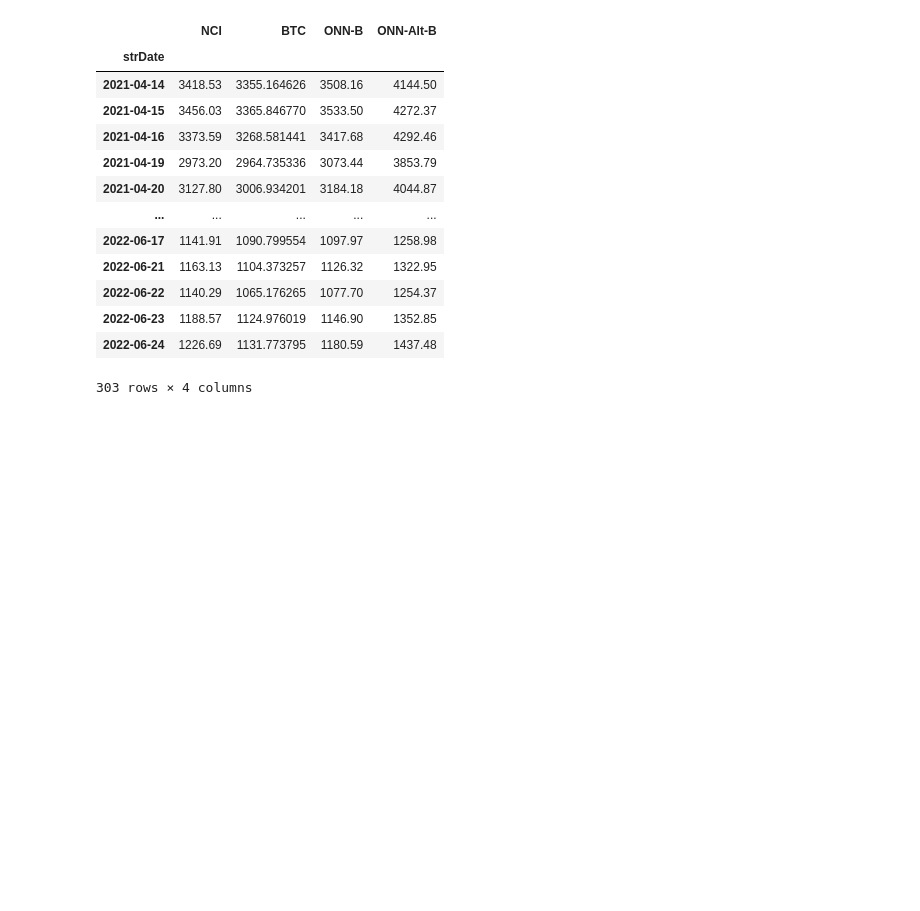
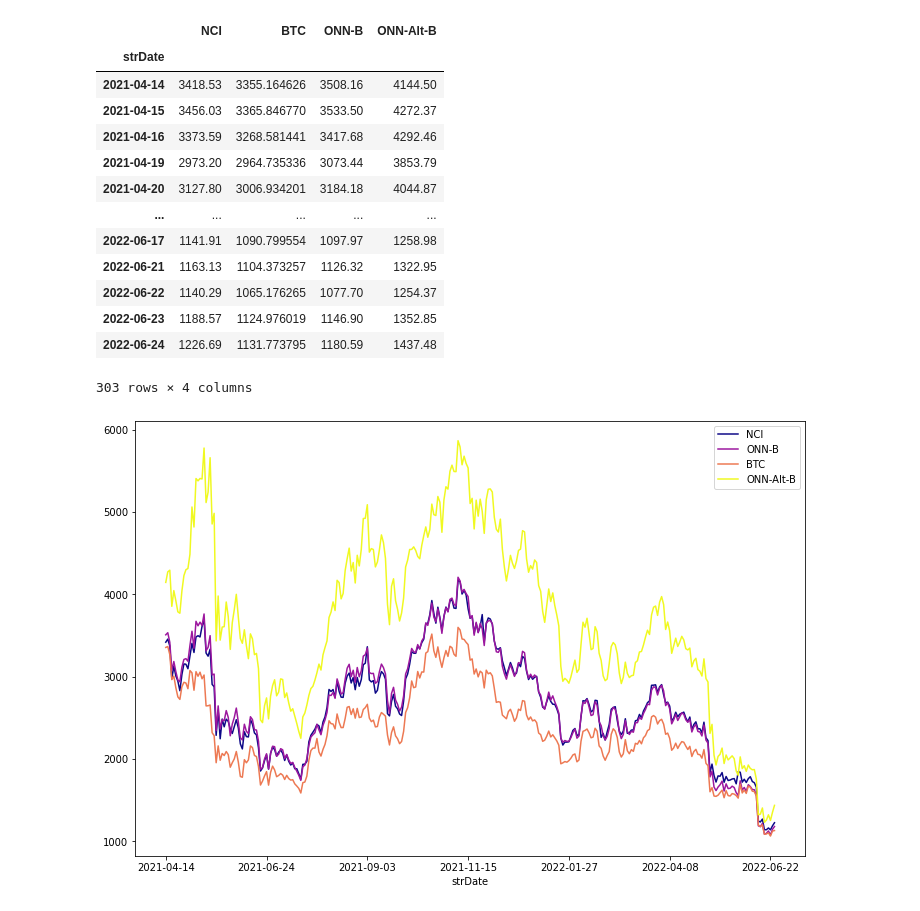
Before and after one commit to srmq/onn-indices, a Jupyter notebook: onn-b/exploreIndices.ipynb, the cells around one changed output. Saved outputs shown, nothing was run; the diff lists cells and outputs as text; code cells hidden in the pictures; blank space fills up the shorter version.

```diff
--- a/onn-b/exploreIndices.ipynb
+++ b/onn-b/exploreIndices.ipynb
@@ -90,3 +90,9 @@ df
 | 2022-06-23 | 1188.57 | 1124.976019 | 1146.90 | 1352.85 |
 | 2022-06-24 | 1226.69 | 1131.773795 | 1180.59 | 1437.48 |
 303 rows × 4 columns
+# %%
+df2 = df[['NCI','ONN-B', 'BTC', 'ONN-Alt-B']]
+# %%
+df2.plot(figsize=(12,8), colormap='plasma');
+# %% [output]
+[figure, added]
```
Also changed, not shown: parts of 1 cell of this notebook, 27 other files.
